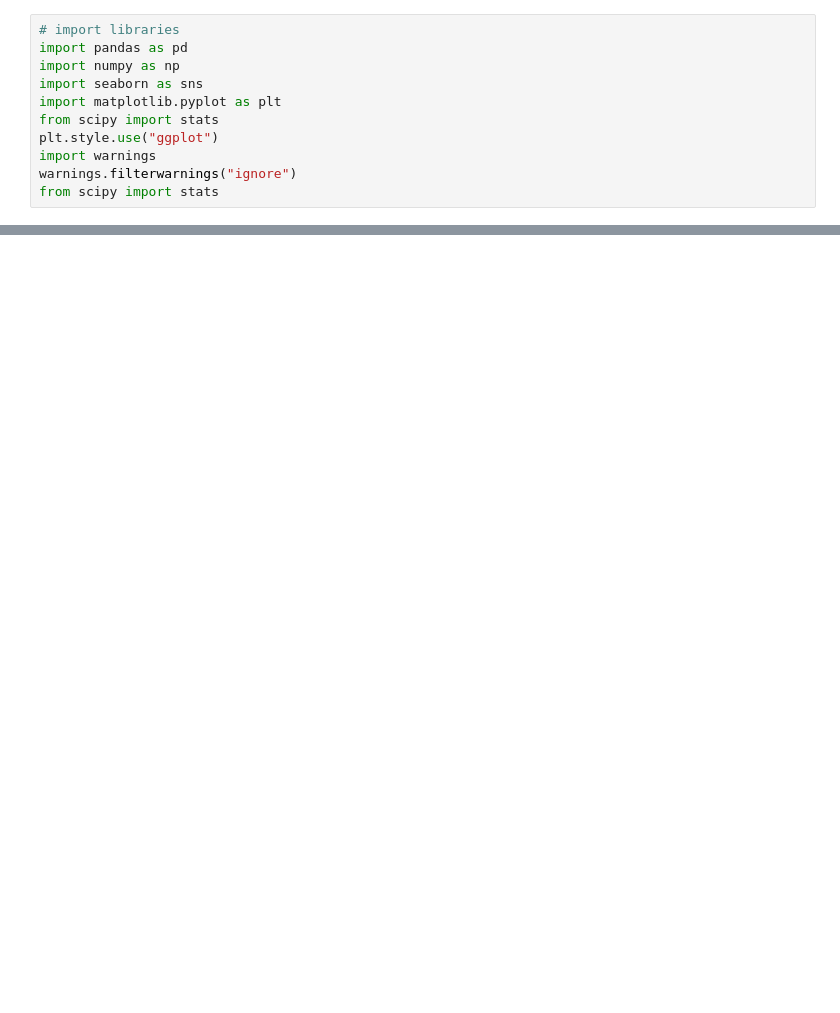
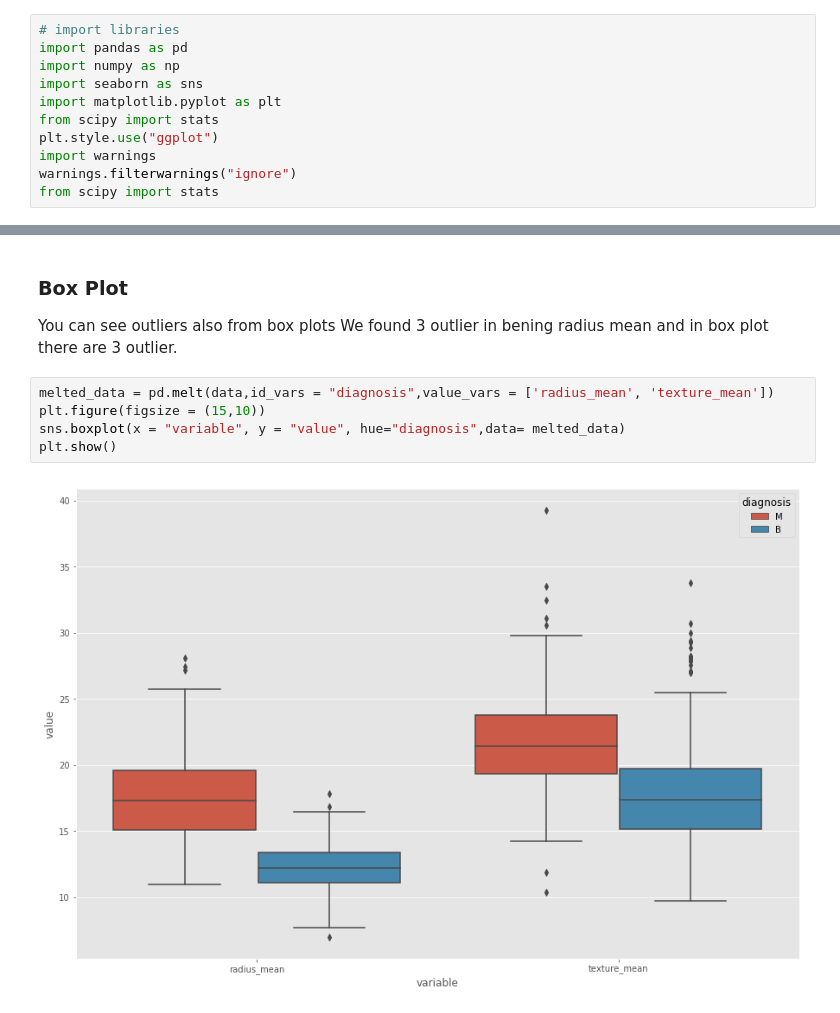
Before and after one commit to BabakBar/Kaggle-Movie-Industry, a Jupyter notebook: AI_Proj/BreastCancer.ipynb, the cells around one changed output, grey strips where cells are left out. Drawn from its saved outputs; the diff is of its cells as text; blank space fills up the shorter version.

```diff
--- a/AI_Proj/BreastCancer.ipynb
+++ b/AI_Proj/BreastCancer.ipynb
@@ -49,0 +147,11 @@ from scipy import stats
+# %% [markdown]
+### Box Plot
+You can see outliers also from box plots
+We found 3 outlier in bening radius mean and in box plot there are 3 outlier.
+# %%
+melted_data = pd.melt(data,id_vars = "diagnosis",value_vars = ['radius_mean', 'texture_mean'])
+plt.figure(figsize = (15,10))
+sns.boxplot(x = "variable", y = "value", hue="diagnosis",data= melted_data)
+plt.show()
+# %% [output]
+[figure, added]
```
Also changed, not shown: parts of 15 cells of this notebook.
